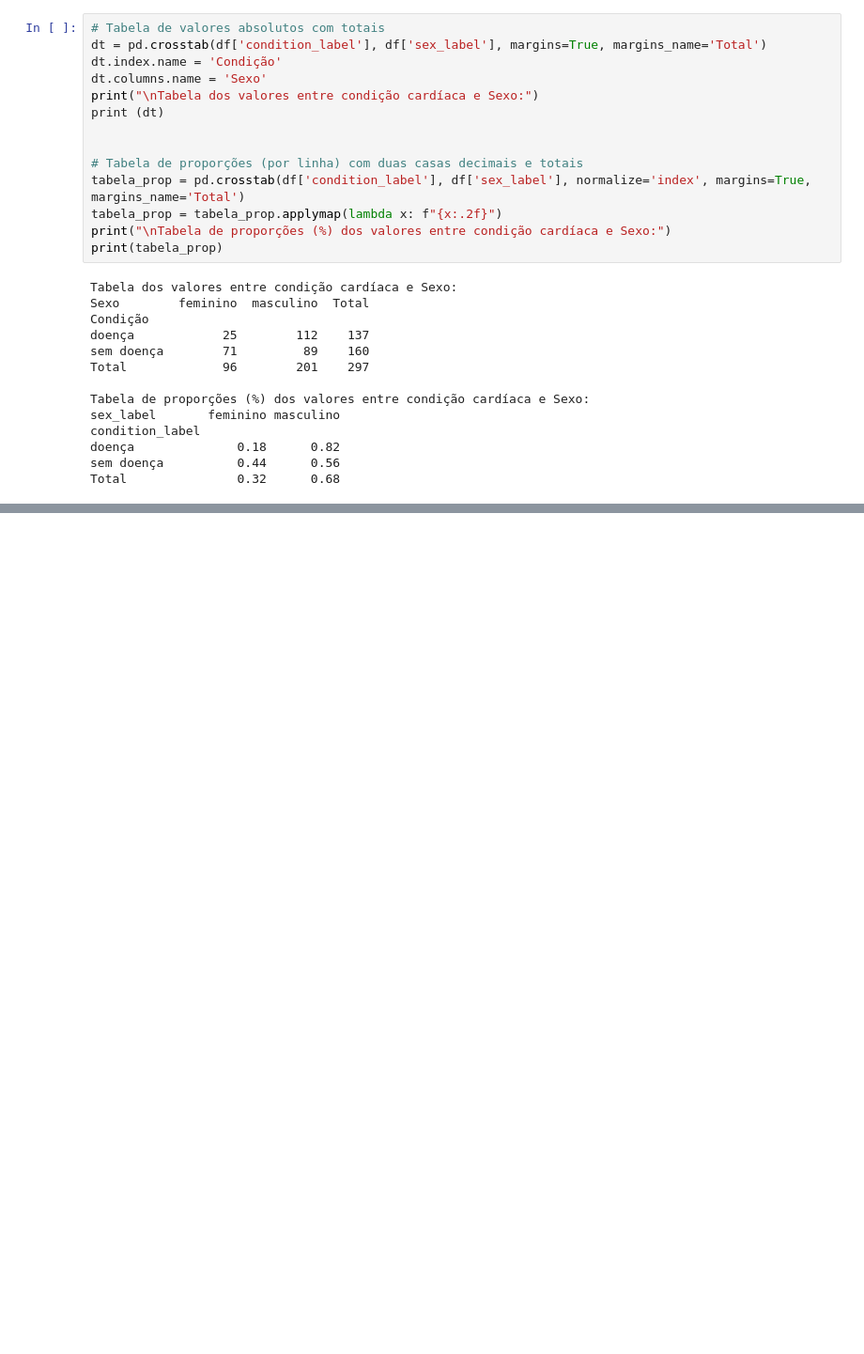
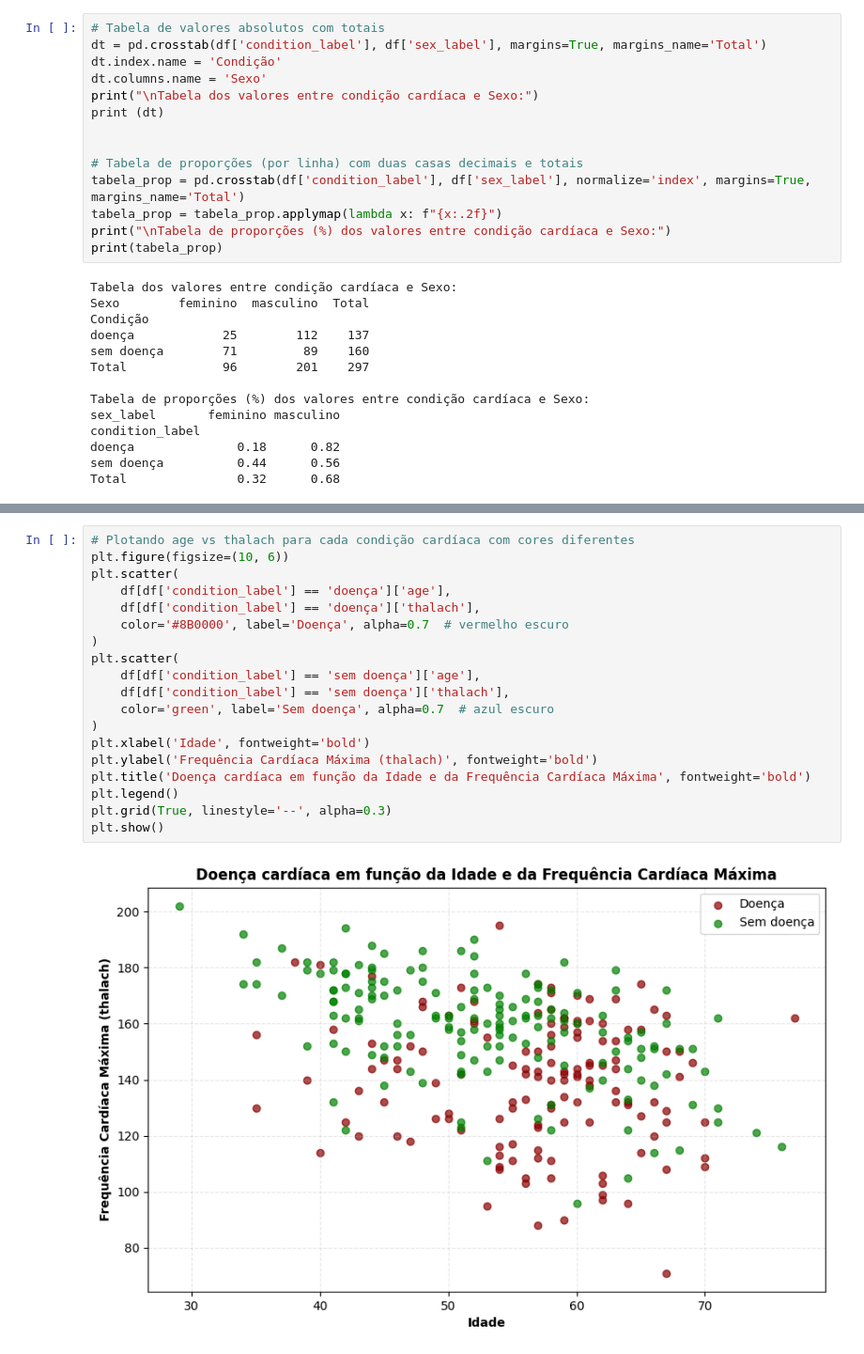
Before and after one commit to luiscpl/PUC_MVP, a Jupyter notebook: MVP_LUIS CLAUDIO.ipynb, the cells around one changed output, grey strips where cells are left out. Shown at 94% size. Cells and saved outputs as stored; diff of their text form; blank space fills up the shorter version.

```diff
--- a/MVP_LUIS CLAUDIO.ipynb
+++ b/MVP_LUIS CLAUDIO.ipynb
@@ -311,0 +324,21 @@ plt.show()
+# %%
+# Plotando age vs thalach para cada condição cardíaca com cores diferentes
+plt.figure(figsize=(10, 6))
+plt.scatter(
+    df[df['condition_label'] == 'doença']['age'],
+    df[df['condition_label'] == 'doença']['thalach'],
+    color='#8B0000', label='Doença', alpha=0.7  # vermelho escuro
+)
+plt.scatter(
+    df[df['condition_label'] == 'sem doença']['age'],
+    df[df['condition_label'] == 'sem doença']['thalach'],
+    color='green', label='Sem doença', alpha=0.7  # azul escuro
+)
+plt.xlabel('Idade', fontweight='bold')
+plt.ylabel('Frequência Cardíaca Máxima (thalach)', fontweight='bold')
+plt.title('Doença cardíaca em função da Idade e da Frequência Cardíaca Máxima', fontweight='bold')
+plt.legend()
+plt.grid(True, linestyle='--', alpha=0.3)
+plt.show()
+# %% [output]
+[figure, added]
```
Also changed, not shown: parts of 10 cells of this notebook.
